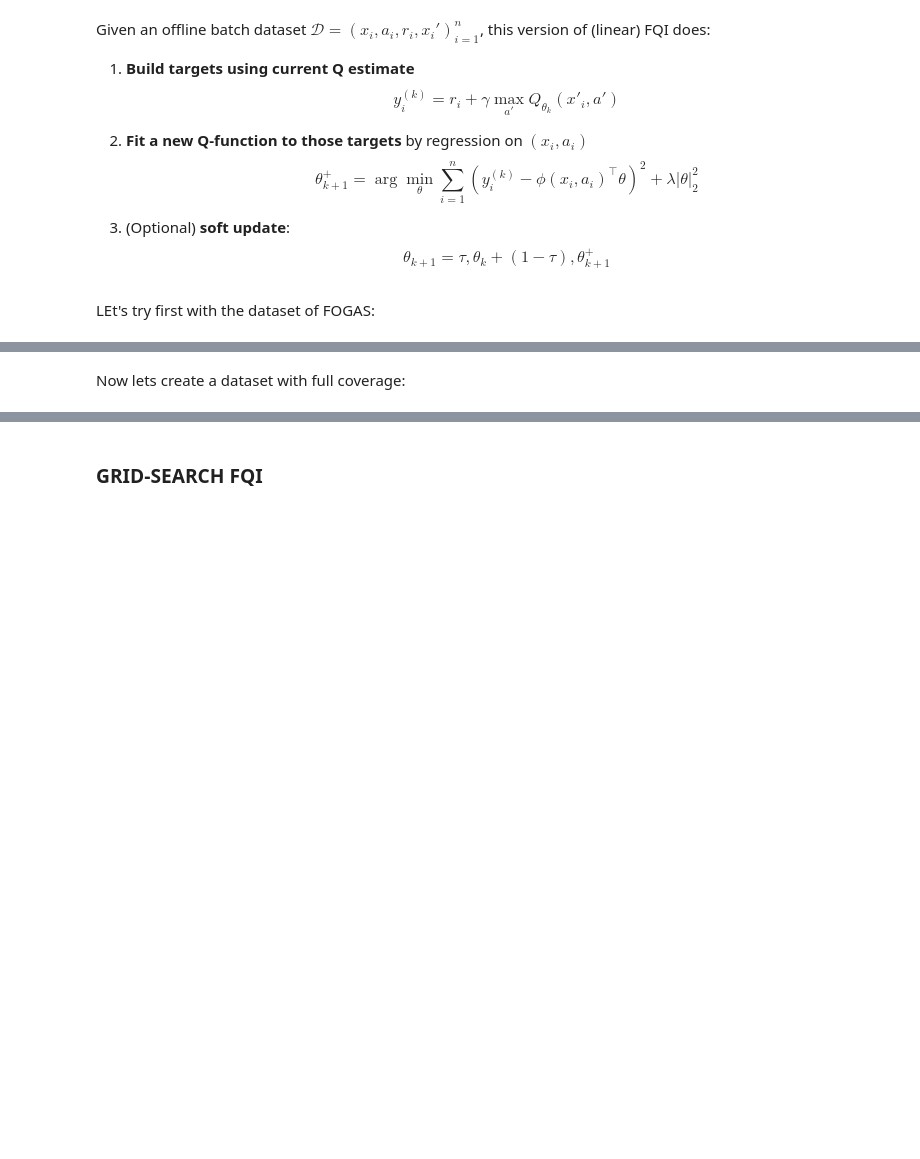
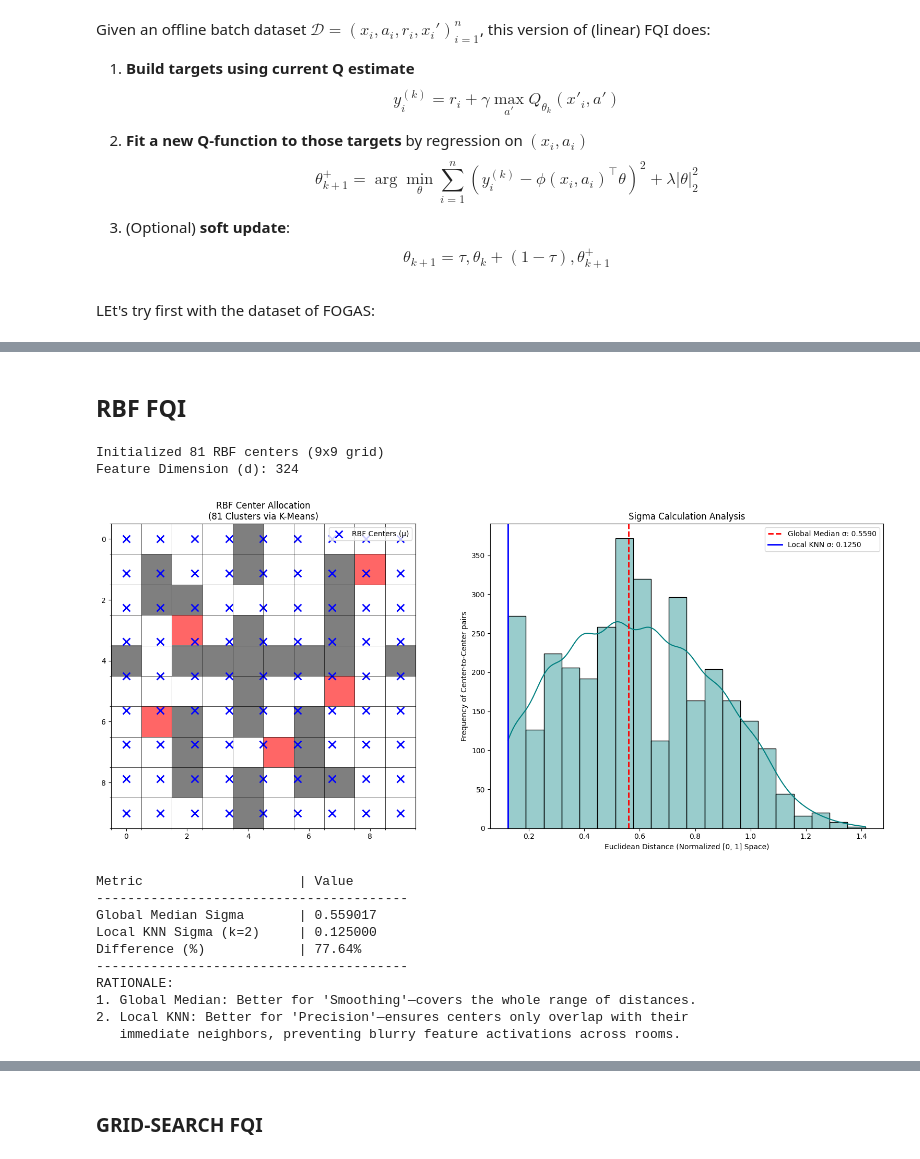
Before and after one commit to maaurod/FOGAS, a Jupyter notebook: testing_vectorized/10grid_RBF.ipynb, the cells around one changed output, grey strips where cells are left out. Cells and saved outputs as stored; diff of their text form; code cells hidden in the pictures; blank space fills up the shorter version.

```diff
--- a/testing_vectorized/10grid_RBF.ipynb
+++ b/testing_vectorized/10grid_RBF.ipynb
@@ -283,7 +278,7 @@ def visualize_rbf_analysis(centers, walls, pits, goal):
 
     ax1.set_xticks(np.arange(-0.5, 10, 1), minor=True); ax1.set_yticks(np.arange(-0.5, 10, 1), minor=True)
     ax1.grid(which='minor', color='black', linestyle='-', linewidth=0.5)
-    ax1.set_title(f"RBF Center Allocation\n(30 Clusters via K-Means)")
+    ax1.set_title(f"RBF Center Allocation\n({len(centers)} Clusters via K-Means)")
     ax1.legend()
 
     # --- PLOT 2: Sigma Distribution Analysis ---
@@ -1411,6 +932,79 @@ Discounted Return (Simulated 30 steps): -27.8145
 ===============================================
-# %% [markdown]
-Now lets create a dataset with full coverage:
+# %% [markdown]
+## RBF FQI
+# %%
+# -----------------------------------------------------------------------
+# MDP 3 — Regular Grid
+# -----------------------------------------------------------------------
+def get_grid_centers3(n_side=10):
+    """
+    Places centers on a perfect n_side x n_side lattice (normalized coords).
+    Total centers = n_side^2.
+    """
+    centers = []
+    for r in range(n_side):
+        for c in range(n_side):
+            # Map indices to [0.0, 1.0] range
+            # We divide by (n_side - 1) to ensure the first is at 0 and last is at 1
+            val_r = r / (n_side - 1.0) if n_side > 1 else 0.5
+            val_c = c / (n_side - 1.0) if n_side > 1 else 0.5
+            centers.append([val_r, val_c])
+    return torch.tensor(centers, dtype=torch.float64)
+
+# --- CONFIGURATION ---
+# Change this to 5 for 25 centers, 8 for 64 centers, 10 for 100, etc.
+RBF_GRID_SIDE = 9
+# ---------------------
+
+# 1. Initialize RBF Centers
+centers3   = get_grid_centers3(n_side=RBF_GRID_SIDE)
+# Dynamically calculate local sigma for the new configuration
+rbf_sigma3 = calculate_local_sigma(centers3, k=2)
+
+print(f"Initialized {len(centers3)} RBF centers ({RBF_GRID_SIDE}x{RBF_GRID_SIDE} grid)")
+
+def phi_state3(x):
+    """Pure RBF activation only. No bias (ones), no indicators."""
+    coords  = get_norm_coords(x) # Still maps underlying state to [0,1]
+    dist_sq = torch.sum((coords - centers3)**2, dim=1)
+    rbf     = torch.exp(-dist_sq / (2 * rbf_sigma3**2))
+    return rbf
+
+def phi3(x, a):
+    """Coupled Feature Map: phi(x, a) = e_a ⊗ rbf_state(x)."""
+    s_feat = phi_state3(x)
+    e_a    = torch.zeros(A, dtype=torch.float64)
+    e_a[int(a)] = 1.0
+    return torch.kron(e_a, s_feat)
+
+d3 = int(phi3(states[0], actions[0]).shape[0])
+print(f"Feature Dimension (d): {d3}")
+
+# ---------- Create MDP 3 ----------
+mdp3 = PolicySolver(
+    states=states, actions=actions, phi=phi3,
+    reward_fn=reward_fn, gamma=gamma, x0=0, P=P,
+)
+
+# --- Run Visualizer ---
+# This will now show the spatial distribution for your chosen number of centers
+visualize_rbf_analysis(centers3, walls, pits, goal)
+
+DATASET_PATH2 = PROJECT_ROOT / "datasets" / "10grid_rbf_fqi.csv"
+# %% [output]
+Initialized 81 RBF centers (9x9 grid)
+Feature Dimension (d): 324
+[figure, added]
+Metric                    | Value
+----------------------------------------
+Global Median Sigma       | 0.559017
+Local KNN Sigma (k=2)     | 0.125000
+Difference (%)            | 77.64%
+----------------------------------------
+RATIONALE:
+1. Global Median: Better for 'Smoothing'—covers the whole range of distances.
+2. Local KNN: Better for 'Precision'—ensures centers only overlap with their
+   immediate neighbors, preventing blurry feature activations across rooms.
 # %%
 walls = [4, 11, 14, 17, 21, 22, 27, 34, 37, 40, 42, 43, 44, 45, 46, 47, 49, 54, 62, 64, 66, 72, 76, 82, 84, 86, 87, 94]
 pits = [18, 32, 57, 61, 75]
```
Also changed, not shown: parts of 32 cells of this notebook, 15 other files.
